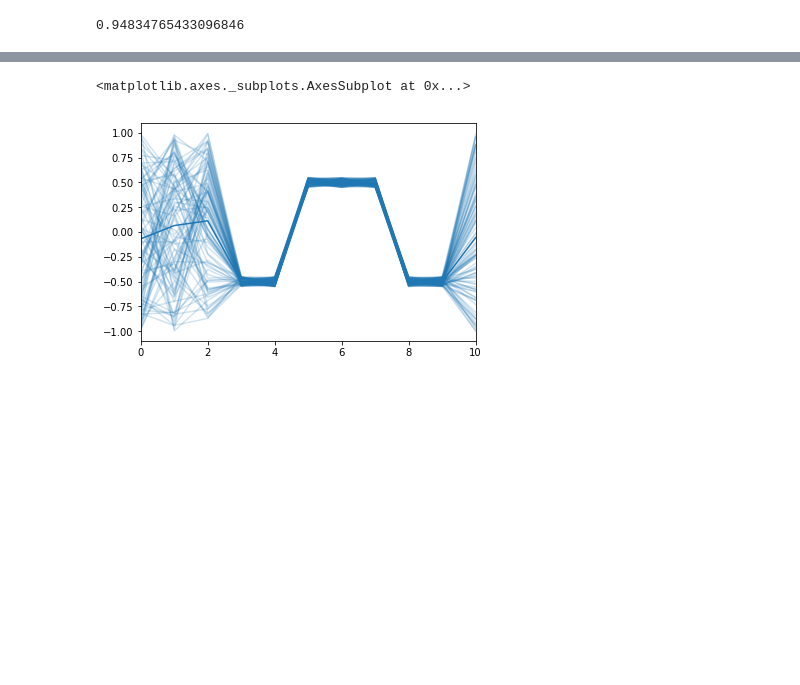
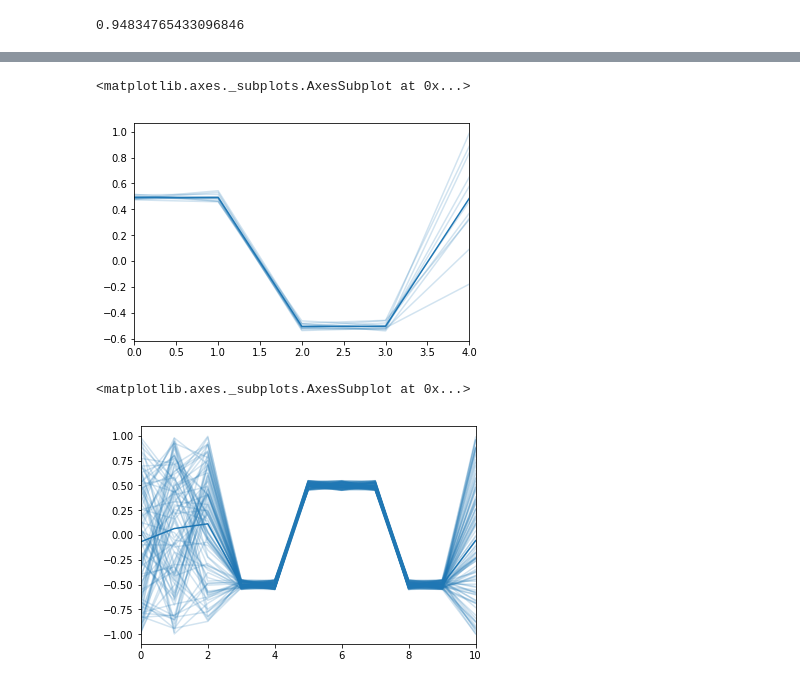
Before and after one commit to josechudev/GeneExpressionBiClustering, a Jupyter notebook: Notebooks/3.1 RAPOOC Test.ipynb, the cells around one changed output, grey strips where cells are left out. Drawn from its saved outputs; the diff is of its cells as text; code cells hidden in the pictures; blank space fills up the shorter version.

```diff
--- a/Notebooks/3.1 RAPOOC Test.ipynb
+++ b/Notebooks/3.1 RAPOOC Test.ipynb
@@ -239,6 +238,8 @@ class Rapooc_test(object):
 
     def _compute_objective_function_(self):
 
+        self._cluster_H_values = np.array([ [0.0] * (int(self._l) + 1)
+                                    for _ in range(int(self._k + 1))])
 
         for i in range(1,int(max(self._rho) + 1)):
             for j in range (1, int(max(self._gamma) + 1)):
@@ -248,7 +249,12 @@ class Rapooc_test(object):
 
                 # print(self._D[np.ix_(np.where(self._rho == i)[0],
                                                               # np.where(self._gamma == j)[0])])
-                self._cluster_H_values[i][j] = coherence
+                try:
+                    self._cluster_H_values[i][j] = coherence
+                except IndexError:
+                    print(" i " + str(i) + " j " +str(j) +" shape 0 "+ str(self._cluster_H_values.shape[0]) \
+                          + " shape 1 "\
+                          + str(self._cluster_H_values.shape[1]))
 
         print(self._cluster_H_values)
 
@@ -372,7 +378,7 @@ class Rapooc_test(object):
 
         return best_cluster, best_coherence
 # %%
-rapooc = Rapooc_test(data,3,5,5)
+rapooc = Rapooc_test(data,10,3,5)
 # %%
 rapooc.initialize()
 # %%
@@ -406,5 +421,8 @@ rapooc.core_co_clustering()
 # %%
-sns.tsplot(data= rapooc._D[np.ix_(np.where(rapooc._rho == 2)[0],np.where(rapooc._gamma == 2)[0])],err_style="unit_traces")
+sns.tsplot(data= rapooc._D[np.ix_(np.where(rapooc._rho == 4)[0],np.where(rapooc._gamma == 3)[0])],err_style="unit_traces")
+# %% [output]
+<matplotlib.axes._subplots.AxesSubplot at 0x...>
+[figure, added]
 # %%
 sns.tsplot(np.array(data),err_style="unit_traces")
 # %% [output]
```
Also changed, not shown: parts of 6 cells of this notebook.
